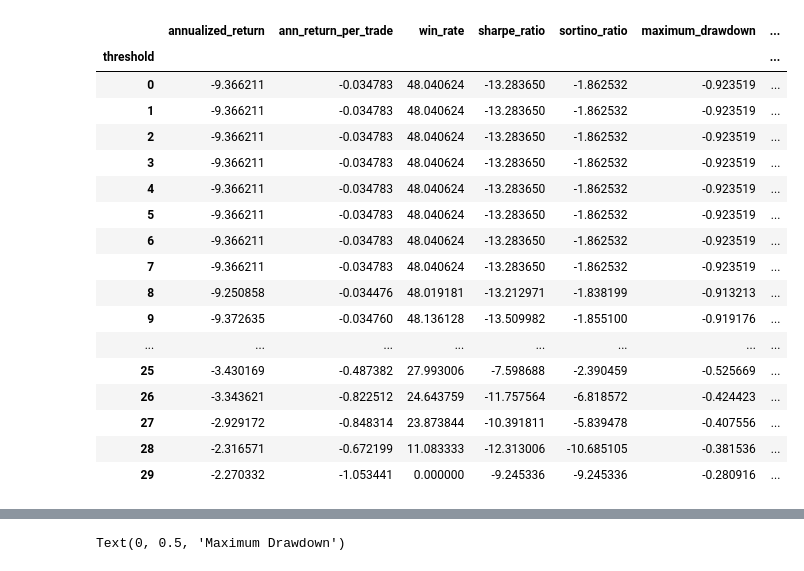
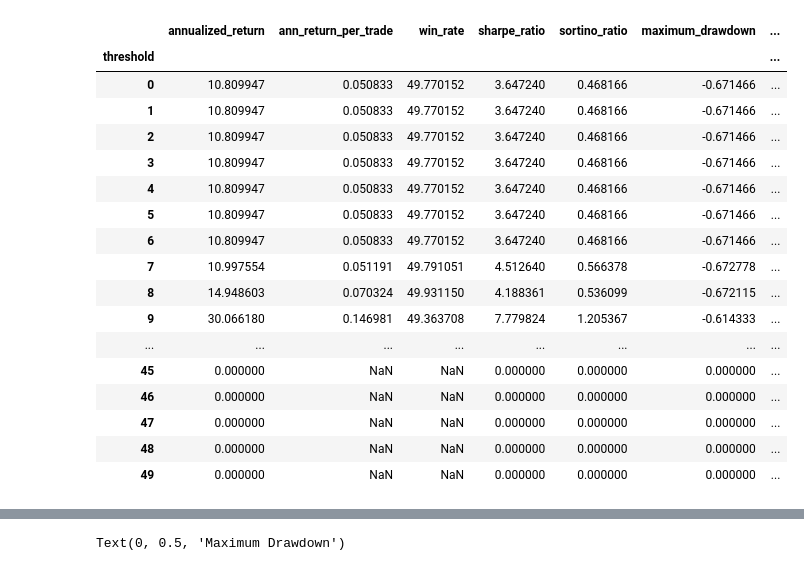
Before and after one commit to TazTornadoo/crypto_billionairs, a Jupyter notebook: Python/6_setting_different_long_short_thresholds.ipynb, the cells around one changed output, grey strips where cells are left out. Cells and saved outputs as stored; diff of their text form; code cells hidden in the pictures.

```diff
--- a/Python/6_setting_different_long_short_thresholds.ipynb
+++ b/Python/6_setting_different_long_short_thresholds.ipynb
@@ -37,26 +37,26 @@ df = df.drop(["table_name"], axis = 1)
 # %%
 df_plt = df.groupby(by=["type", "threshold"]).mean()
 # %%
-df_plt.xs("short")
+df_plt.xs("long")
 # %% [output]
 |  | annualized_return | ann_return_per_trade | win_rate | sharpe_ratio | sortino_ratio | maximum_drawdown | ... |
 | threshold |  |  |  |  |  |  | ... |
-| 0 | -9.366211 | -0.034783 | 48.040624 | -13.283650 | -1.862532 | -0.923519 | ... |
-| 1 | -9.366211 | -0.034783 | 48.040624 | -13.283650 | -1.862532 | -0.923519 | ... |
-| 2 | -9.366211 | -0.034783 | 48.040624 | -13.283650 | -1.862532 | -0.923519 | ... |
-| 3 | -9.366211 | -0.034783 | 48.040624 | -13.283650 | -1.862532 | -0.923519 | ... |
-| 4 | -9.366211 | -0.034783 | 48.040624 | -13.283650 | -1.862532 | -0.923519 | ... |
-| 5 | -9.366211 | -0.034783 | 48.040624 | -13.283650 | -1.862532 | -0.923519 | ... |
-| 6 | -9.366211 | -0.034783 | 48.040624 | -13.283650 | -1.862532 | -0.923519 | ... |
-| 7 | -9.366211 | -0.034783 | 48.040624 | -13.283650 | -1.862532 | -0.923519 | ... |
-| 8 | -9.250858 | -0.034476 | 48.019181 | -13.212971 | -1.838199 | -0.913213 | ... |
-| 9 | -9.372635 | -0.034760 | 48.136128 | -13.509982 | -1.855100 | -0.919176 | ... |
+| 0 | 10.809947 | 0.050833 | 49.770152 | 3.647240 | 0.468166 | -0.671466 | ... |
+| 1 | 10.809947 | 0.050833 | 49.770152 | 3.647240 | 0.468166 | -0.671466 | ... |
+| 2 | 10.809947 | 0.050833 | 49.770152 | 3.647240 | 0.468166 | -0.671466 | ... |
+| 3 | 10.809947 | 0.050833 | 49.770152 | 3.647240 | 0.468166 | -0.671466 | ... |
+| 4 | 10.809947 | 0.050833 | 49.770152 | 3.647240 | 0.468166 | -0.671466 | ... |
+| 5 | 10.809947 | 0.050833 | 49.770152 | 3.647240 | 0.468166 | -0.671466 | ... |
+| 6 | 10.809947 | 0.050833 | 49.770152 | 3.647240 | 0.468166 | -0.671466 | ... |
+| 7 | 10.997554 | 0.051191 | 49.791051 | 4.512640 | 0.566378 | -0.672778 | ... |
+| 8 | 14.948603 | 0.070324 | 49.931150 | 4.188361 | 0.536099 | -0.672115 | ... |
+| 9 | 30.066180 | 0.146981 | 49.363708 | 7.779824 | 1.205367 | -0.614333 | ... |
 | ... | ... | ... | ... | ... | ... | ... | ... |
-| 25 | -3.430169 | -0.487382 | 27.993006 | -7.598688 | -2.390459 | -0.525669 | ... |
-| 26 | -3.343621 | -0.822512 | 24.643759 | -11.757564 | -6.818572 | -0.424423 | ... |
-| 27 | -2.929172 | -0.848314 | 23.873844 | -10.391811 | -5.839478 | -0.407556 | ... |
-| 28 | -2.316571 | -0.672199 | 11.083333 | -12.313006 | -10.685105 | -0.381536 | ... |
-| 29 | -2.270332 | -1.053441 | 0.000000 | -9.245336 | -9.245336 | -0.280916 | ... |
+| 45 | 0.000000 | NaN | NaN | 0.000000 | 0.000000 | 0.000000 | ... |
+| 46 | 0.000000 | NaN | NaN | 0.000000 | 0.000000 | 0.000000 | ... |
+| 47 | 0.000000 | NaN | NaN | 0.000000 | 0.000000 | 0.000000 | ... |
+| 48 | 0.000000 | NaN | NaN | 0.000000 | 0.000000 | 0.000000 | ... |
+| 49 | 0.000000 | NaN | NaN | 0.000000 | 0.000000 | 0.000000 | ... |
 # %%
 plt.rcParams["figure.figsize"] = (12, 5.5)
 plt.subplot(1, 2, 1) # row 1, col 2 index 1
```
Also changed, not shown: parts of 6 cells of this notebook, 17 other files.
